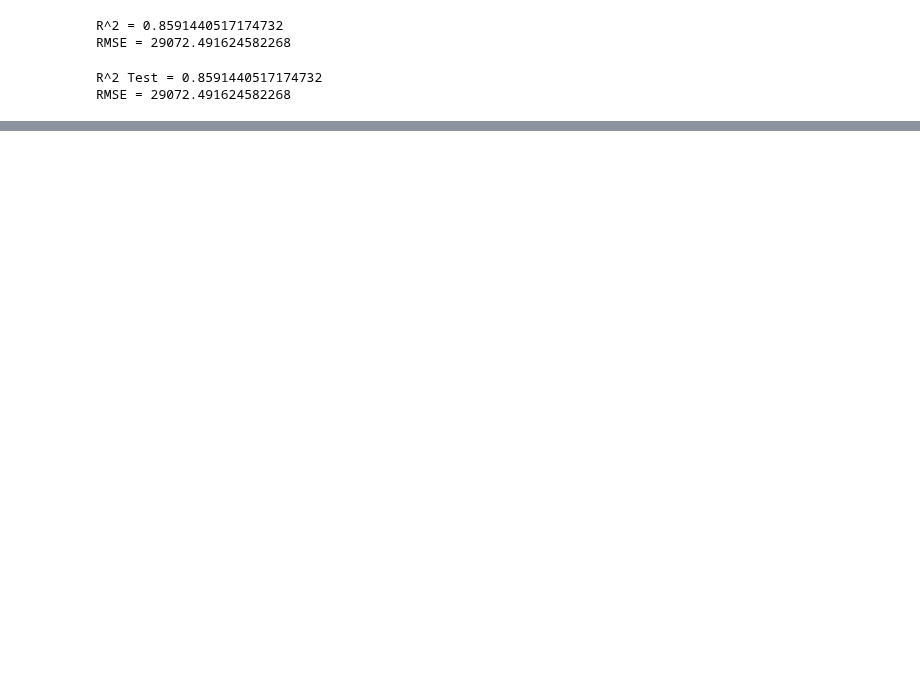
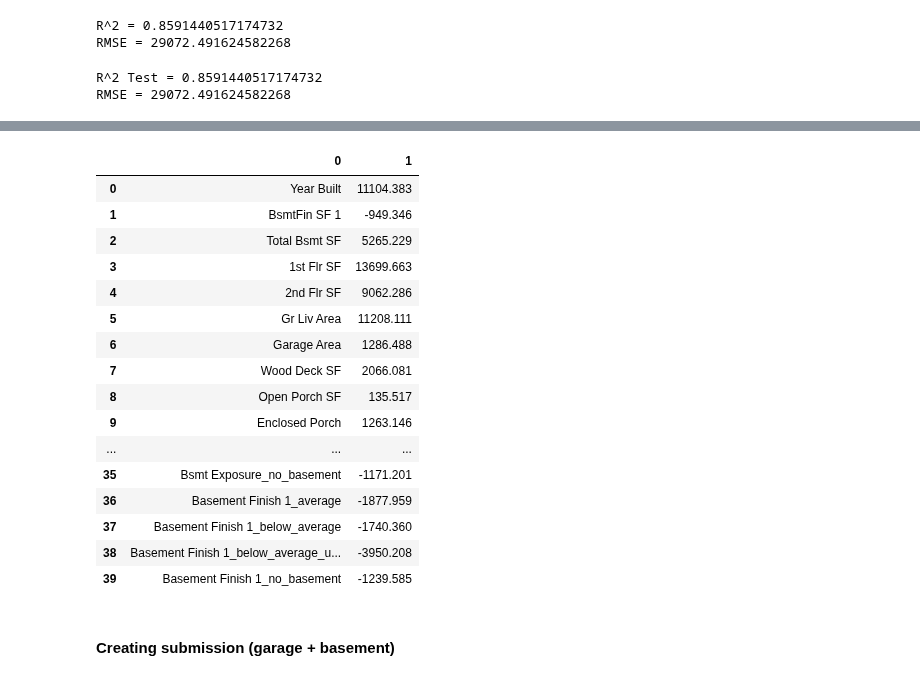
Before and after one commit to EmFib/ames_real_estate_prices, a Jupyter notebook: code/Models + Submissions.ipynb, the cells around one changed output, grey strips where cells are left out. Drawn from its saved outputs; the diff is of its cells as text; code cells hidden in the pictures; blank space fills up the shorter version.

```diff
--- a/code/Models + Submissions.ipynb
+++ b/code/Models + Submissions.ipynb
@@ -742,0 +910,16 @@ ValueError: Input contains NaN, infinity or a value too large for dtype('float64
+# %%
+X = ames[num_garage_basement]
+y = ames['SalePrice']
+
+# train-test split
+
+X_train, X_test, y_train, y_test = train_test_split(X,
+                                                    y,
+                                                   test_size=0.2,
+                                                   random_state=42)
+
+ss, X_train_sc, X_test_sc = standardize(X_train, X_test)
+
+lr = LinearRegression()
+# %%
+lr.fit(X_train_sc, y_train)
@@ -742,0 +965,22 @@ ValueError: Input contains NaN, infinity or a value too large for dtype('float64
+# %%
+pd.DataFrame(list(zip(X_train.columns, lr.coef_)))
+# %% [output]
+|  | 0 | 1 |
+| 0 | Year Built | 11104.383 |
+| 1 | BsmtFin SF 1 | -949.346 |
+| 2 | Total Bsmt SF | 5265.229 |
+| 3 | 1st Flr SF | 13699.663 |
+| 4 | 2nd Flr SF | 9062.286 |
+| 5 | Gr Liv Area | 11208.111 |
+| 6 | Garage Area | 1286.488 |
+| 7 | Wood Deck SF | 2066.081 |
+| 8 | Open Porch SF | 135.517 |
+| 9 | Enclosed Porch | 1263.146 |
+| ... | ... | ... |
+| 35 | Bsmt Exposure_no_basement | -1171.201 |
+| 36 | Basement Finish 1_average | -1877.959 |
+| 37 | Basement Finish 1_below_average | -1740.360 |
+| 38 | Basement Finish 1_below_average_u... | -3950.208 |
+| 39 | Basement Finish 1_no_basement | -1239.585 |
+# %% [markdown]
+#### **Creating submission** (garage + basement)
```
Also changed, not shown: parts of 77 cells of this notebook, 6 other files.
